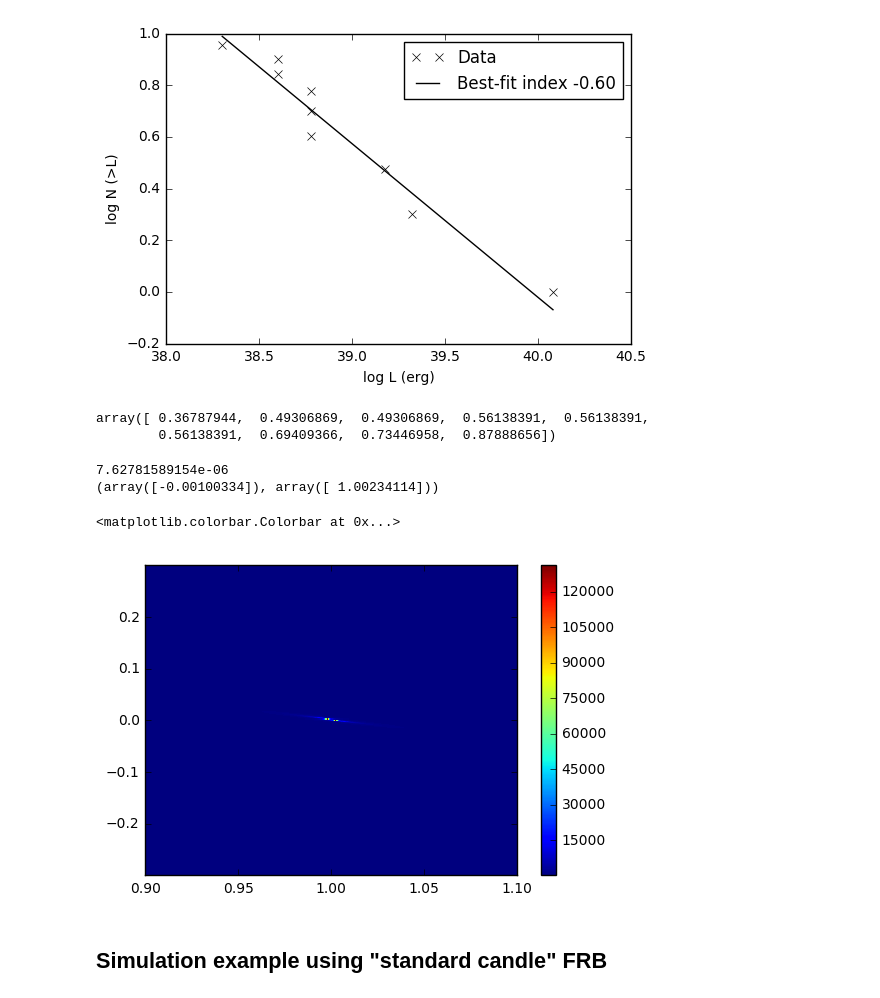
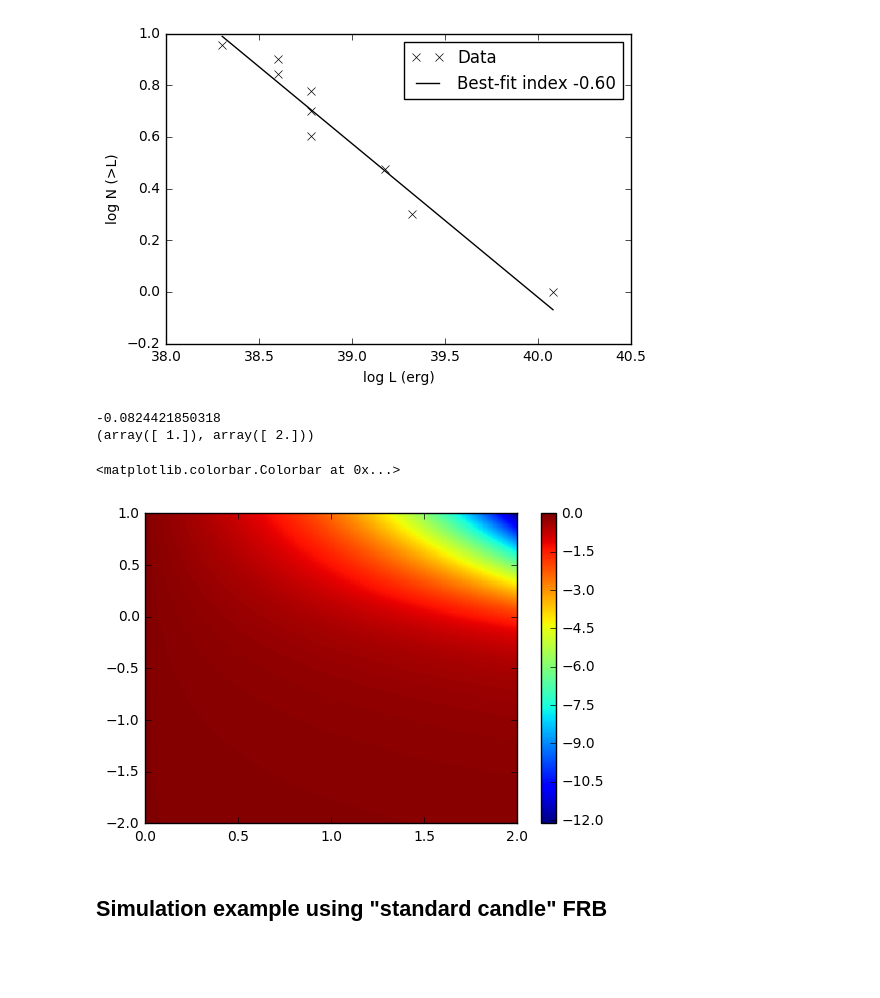
Before and after one commit to caseyjlaw/FRB121102, a Jupyter notebook: frb_simulation.ipynb, the cells around one changed output. Saved outputs shown, nothing was run; the diff lists cells and outputs as text; code cells hidden in the pictures; blank space fills up the shorter version.

Commit message:
working on probabilistic modeling of lum distribution

```diff
--- a/frb_simulation.ipynb
+++ b/frb_simulation.ipynb
@@ -163,41 +163,37 @@ pl.legend()
 Powerlaw slope -0.595096394487 and amplitude 9.74781765219 (at L=2e+38)
 <matplotlib.legend.Legend at 0x...>
 [figure]
-# %%
-# alternatively, model the powerlaw in the luminosity distribution, not its accumulation
-def prob(c, l, alpha, a0):
-    return np.exp(-plaw(l, alpha, a0))
-# %%
-prob(cnt, lum0, -0.5, 1)
-# %% [output]
-array([ 0.36787944,  0.49306869,  0.49306869,  0.56138391,  0.56138391,
-        0.56138391,  0.69409366,  0.73446958,  0.87888656])
 # %%
+# alternatively, model the powerlaw in the luminosity distribution, not its accumulation
+def prob(l, alpha, a0):
+    return 1-np.exp(-plaw(l, alpha, a0))
+
 # alternatively, model the powerlaw in the luminosity distribution, not its accumulation
 def chisq(c, l, alpha, a0):
     err = np.sqrt(c[::-1].cumsum()[::-1])
     diff = c - plaw(l, alpha, a0)[::-1].cumsum()[::-1]
     return np.sum((diff/err)**2)
 
-alphas = np.linspace(-0.3,0.3,300)
-a0s = np.linspace(0.9,1.1,300)
+alphas = np.linspace(-2,1,300)
+a0s = np.linspace(0.,2,300)
+chis = np.zeros(shape=(300,300), dtype=float)
 
-chis = np.zeros(shape=(300,300), dtype=float)
 for i in range(len(alphas)):
     for j in range(len(a0s)):
-        chis[i,j] = chisq(cnt, lum0, alphas[i], a0s[j])
+#        chis[i,j] = chisq(cnt, lum0, alphas[i], a0s[j])
+        chis[i,j] = np.log10(np.prod(prob(lum0, alphas[i], a0s[j])))
 # %%
-print(chis.min())
-i0, j0 = np.where(1./chis == (1./chis).max())
+print(chis.max())
+i0, j0 = np.where(1./chis == (1./chis).min())
 print(alphas[i0], a0s[j0])
 pl.imshow(1./chis, interpolation='nearest', aspect='auto',
           origin='lower', extent=(a0s[0], a0s[-1], alphas[0], alphas[-1]))
 pl.colorbar()
 # %% [output]
-7.62781589154e-06
-(array([-0.00100334]), array([ 1.00234114]))
+-0.0824421850318
+(array([ 1.]), array([ 2.]))
 <matplotlib.colorbar.Colorbar at 0x...>
-[figure, old version]
+[figure, new version]
 # %% [markdown]
 ## Simulation example using "standard candle" FRB
 # %%
```
